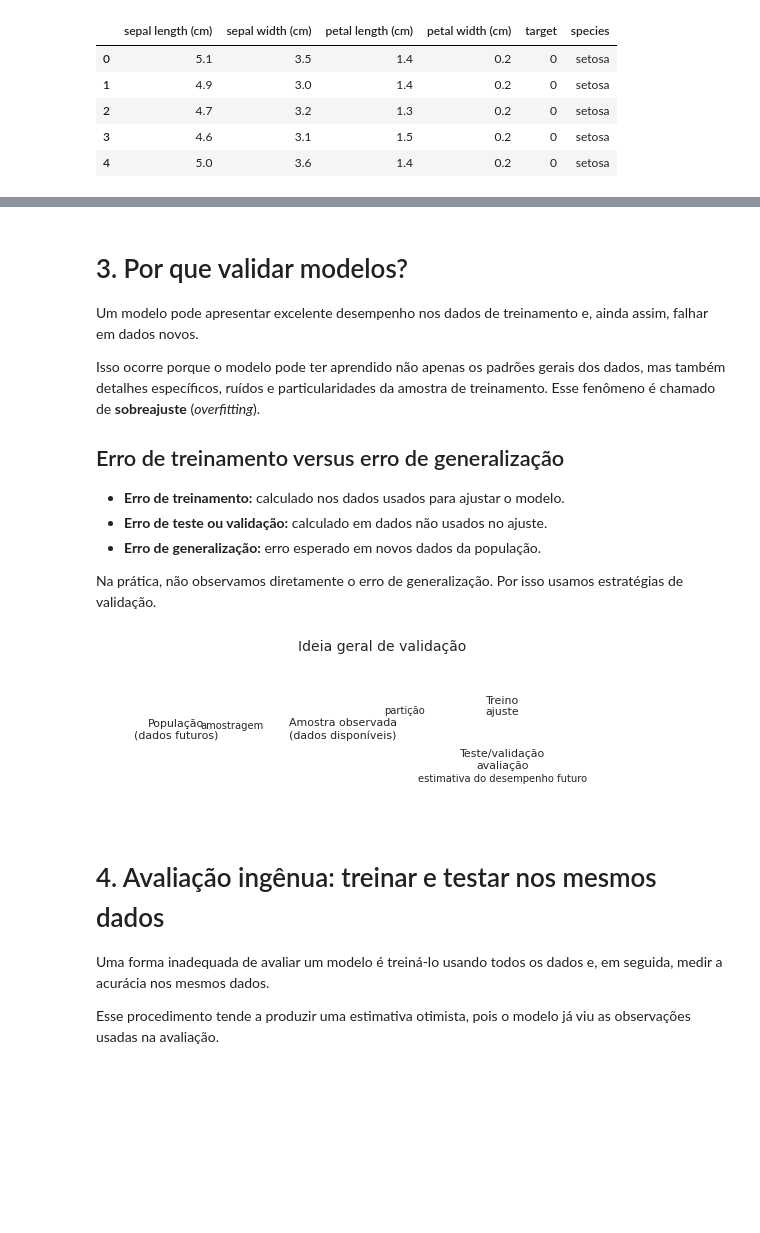
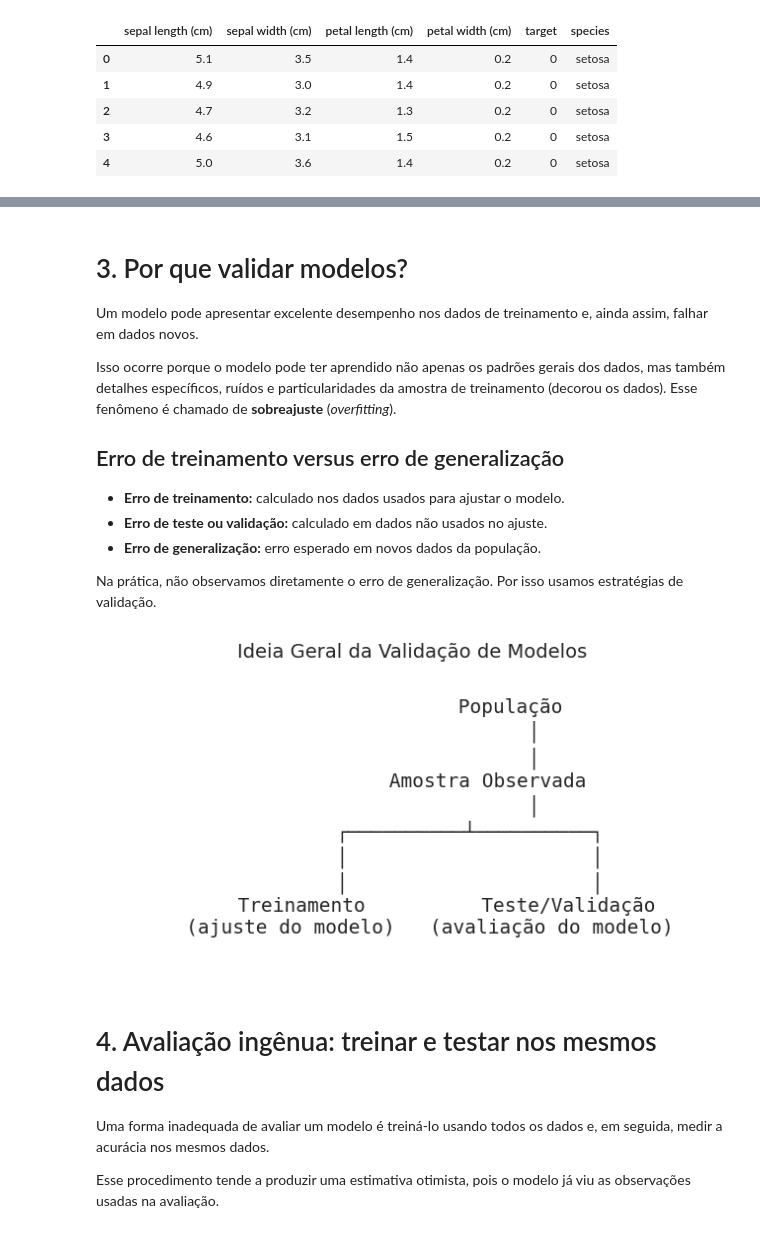
Before and after one commit to cibelerusso/FundamentosemCienciasdeDados, a Jupyter notebook: Notebooks/Fundamentos_em_Ciencias_de_Dados_Aula_14_Validação_de_modelos.ipynb, the cells around one changed output, grey strips where cells are left out. Saved outputs shown, nothing was run; the diff lists cells and outputs as text; code cells hidden in the pictures; blank space fills up the shorter version.

```diff
--- a/Notebooks/Fundamentos_em_Ciencias_de_Dados_Aula_14_Validação_de_modelos.ipynb
+++ b/Notebooks/Fundamentos_em_Ciencias_de_Dados_Aula_14_Validação_de_modelos.ipynb
@@ -137,7 +138,7 @@ plt.show()
 
 Um modelo pode apresentar excelente desempenho nos dados de treinamento e, ainda assim, falhar em dados novos.
 
-Isso ocorre porque o modelo pode ter aprendido não apenas os padrões gerais dos dados, mas também detalhes específicos, ruídos e particularidades da amostra de treinamento. Esse fenômeno é chamado de **sobreajuste** (*overfitting*).
+Isso ocorre porque o modelo pode ter aprendido não apenas os padrões gerais dos dados, mas também detalhes específicos, ruídos e particularidades da amostra de treinamento (decorou os dados). Esse fenômeno é chamado de **sobreajuste** (*overfitting*).
 
 ## Erro de treinamento versus erro de generalização
 
@@ -146,31 +147,38 @@ Isso ocorre porque o modelo pode ter aprendido não apenas os padrões gerais do
 - **Erro de generalização:** erro esperado em novos dados da população.
 
 Na prática, não observamos diretamente o erro de generalização. Por isso usamos estratégias de validação.
-# %%
-# Esquema conceitual: amostra, treino, validação/teste e população
-fig, ax = plt.subplots(figsize=(10, 2.8))
-ax.axis("off")
-
-boxes = [
-    (0.03, 0.35, 0.20, 0.35, "População\n(dados futuros)"),
-    (0.32, 0.35, 0.22, 0.35, "Amostra observada\n(dados disponíveis)"),
-    (0.64, 0.55, 0.15, 0.25, "Treino\najuste"),
-    (0.64, 0.20, 0.15, 0.25, "Teste/validação\navaliação"),
-]
-
-for x, y, w, h, text in boxes:
-    rect = plt.Rectangle((x, y), w, h, fill=False, linewidth=2)
-    ax.add_patch(rect)
-    ax.text(x + w/2, y + h/2, text, ha="center", va="center", fontsize=11)
-
-ax.annotate("amostragem", xy=(0.32, 0.53), xytext=(0.23, 0.53), arrowprops=dict(arrowstyle="->", lw=2), ha="center")
-ax.annotate("partição", xy=(0.64, 0.63), xytext=(0.54, 0.63), arrowprops=dict(arrowstyle="->", lw=2), ha="center")
-ax.annotate("estimativa do desempenho futuro", xy=(0.23, 0.35), xytext=(0.715, 0.18), arrowprops=dict(arrowstyle="->", lw=2, linestyle="--"), ha="center")
-
-plt.title("Ideia geral de validação", fontsize=14)
-plt.show()
-# %% [output]
-[figure, removed]
+# %%
+import matplotlib.pyplot as plt
+
+plt.figure(figsize=(8,4))
+plt.axis("off")
+
+arvore = """
+                 População
+                     │
+                     │
+             Amostra Observada
+                     │
+          ┌──────────┴──────────┐
+          │                     │
+          │                     │
+      Treinamento          Teste/Validação
+   (ajuste do modelo)   (avaliação do modelo)
+"""
+
+plt.text(
+    0.5, 0.5,
+    arvore,
+    fontsize=14,
+    family="monospace",
+    ha="center",
+    va="center"
+)
+
+plt.title("Ideia Geral da Validação de Modelos", fontsize=14)
+plt.show()
+# %% [output]
+[figure, added]
 # %% [markdown]
 # 4. Avaliação ingênua: treinar e testar nos mesmos dados
 
```
Also changed, not shown: parts of 16 cells of this notebook.
